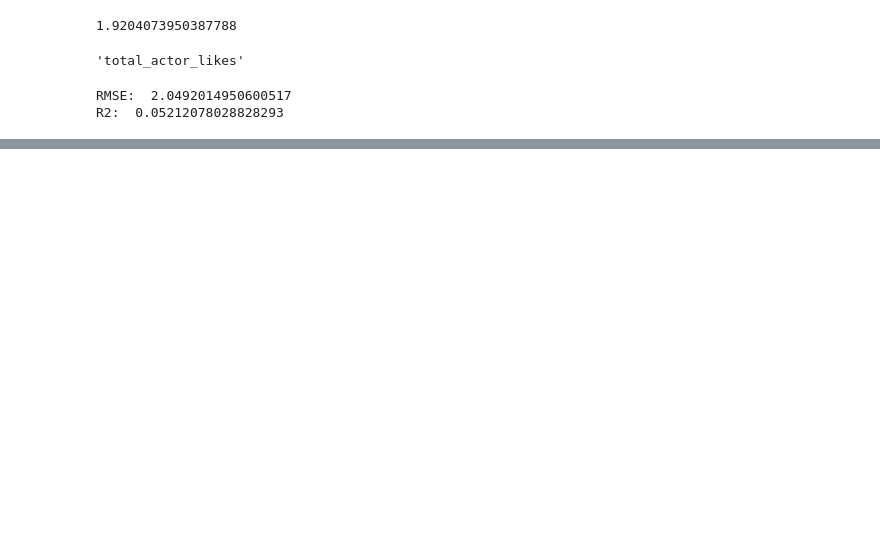
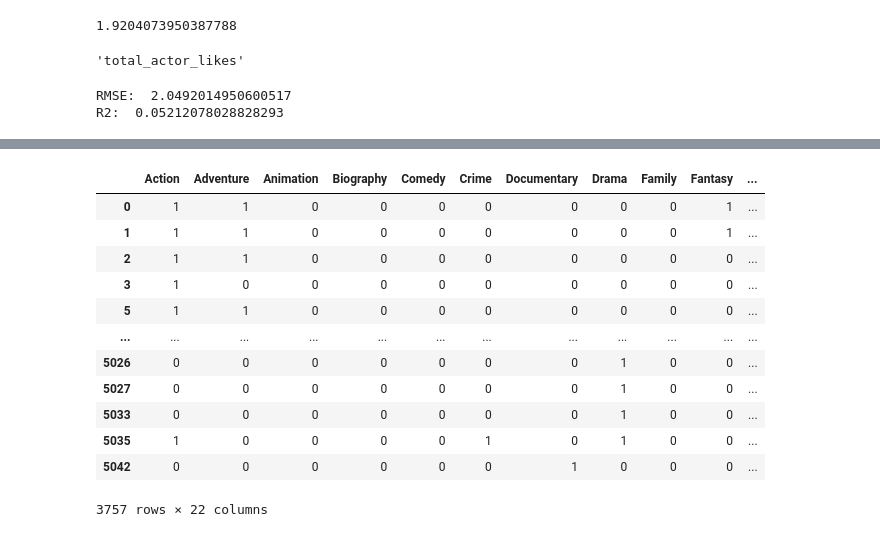
Before and after one commit to diegoschum/Zzzz, a Jupyter notebook: data_manipulation.ipynb, the cells around one changed output, grey strips where cells are left out. Drawn from its saved outputs; the diff is of its cells as text; code cells hidden in the pictures; blank space fills up the shorter version.

```diff
--- a/data_manipulation.ipynb
+++ b/data_manipulation.ipynb
@@ -206,0 +241,16 @@ R2:  0.05212078028828293
+# %%
+genres_df
+# %% [output]
+|  | Action | Adventure | Animation | Biography | Comedy | Crime | Documentary | Drama | Family | Fantasy | ... |
+| 0 | 1 | 1 | 0 | 0 | 0 | 0 | 0 | 0 | 0 | 1 | ... |
+| 1 | 1 | 1 | 0 | 0 | 0 | 0 | 0 | 0 | 0 | 1 | ... |
+| 2 | 1 | 1 | 0 | 0 | 0 | 0 | 0 | 0 | 0 | 0 | ... |
+| 3 | 1 | 0 | 0 | 0 | 0 | 0 | 0 | 0 | 0 | 0 | ... |
+| 5 | 1 | 1 | 0 | 0 | 0 | 0 | 0 | 0 | 0 | 0 | ... |
+| ... | ... | ... | ... | ... | ... | ... | ... | ... | ... | ... | ... |
+| 5026 | 0 | 0 | 0 | 0 | 0 | 0 | 0 | 1 | 0 | 0 | ... |
+| 5027 | 0 | 0 | 0 | 0 | 0 | 0 | 0 | 1 | 0 | 0 | ... |
+| 5033 | 0 | 0 | 0 | 0 | 0 | 0 | 0 | 1 | 0 | 0 | ... |
+| 5035 | 1 | 0 | 0 | 0 | 0 | 1 | 0 | 1 | 0 | 0 | ... |
+| 5042 | 0 | 0 | 0 | 0 | 0 | 0 | 1 | 0 | 0 | 0 | ... |
+3757 rows × 22 columns
```
Also changed, not shown: parts of 5 cells of this notebook.
